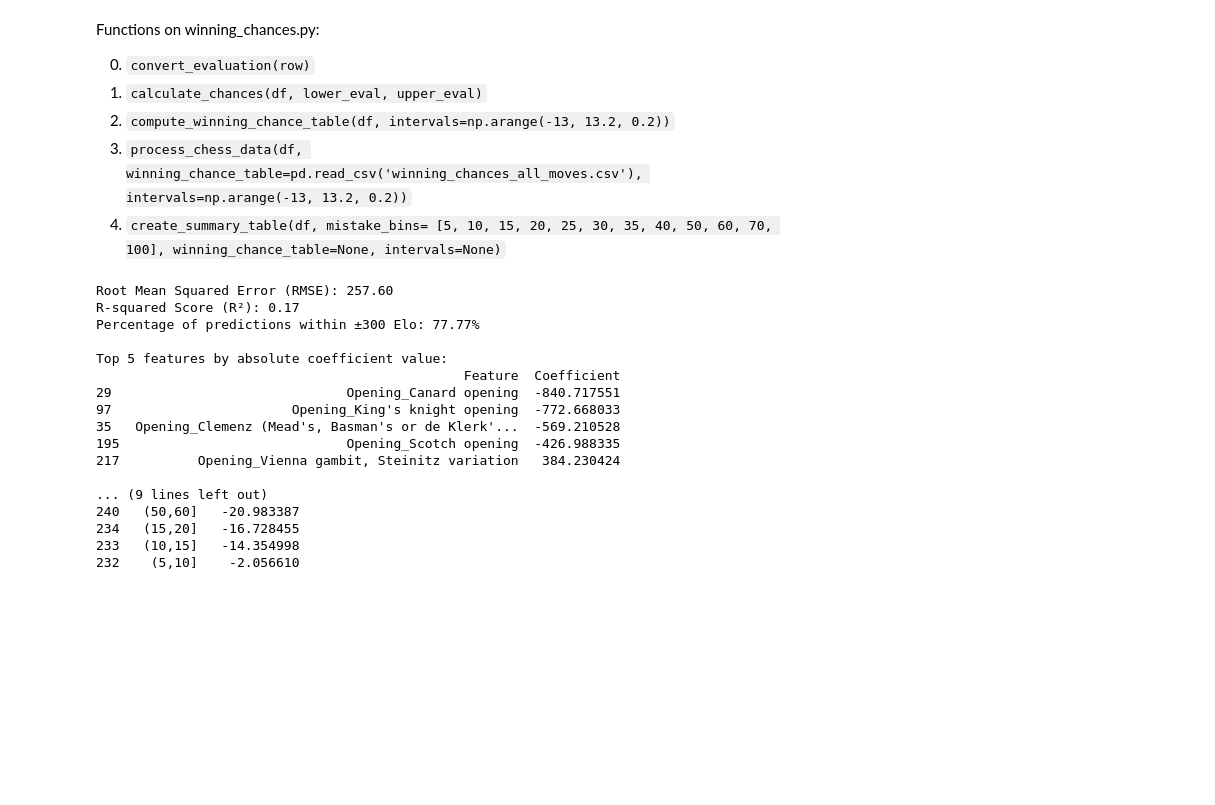
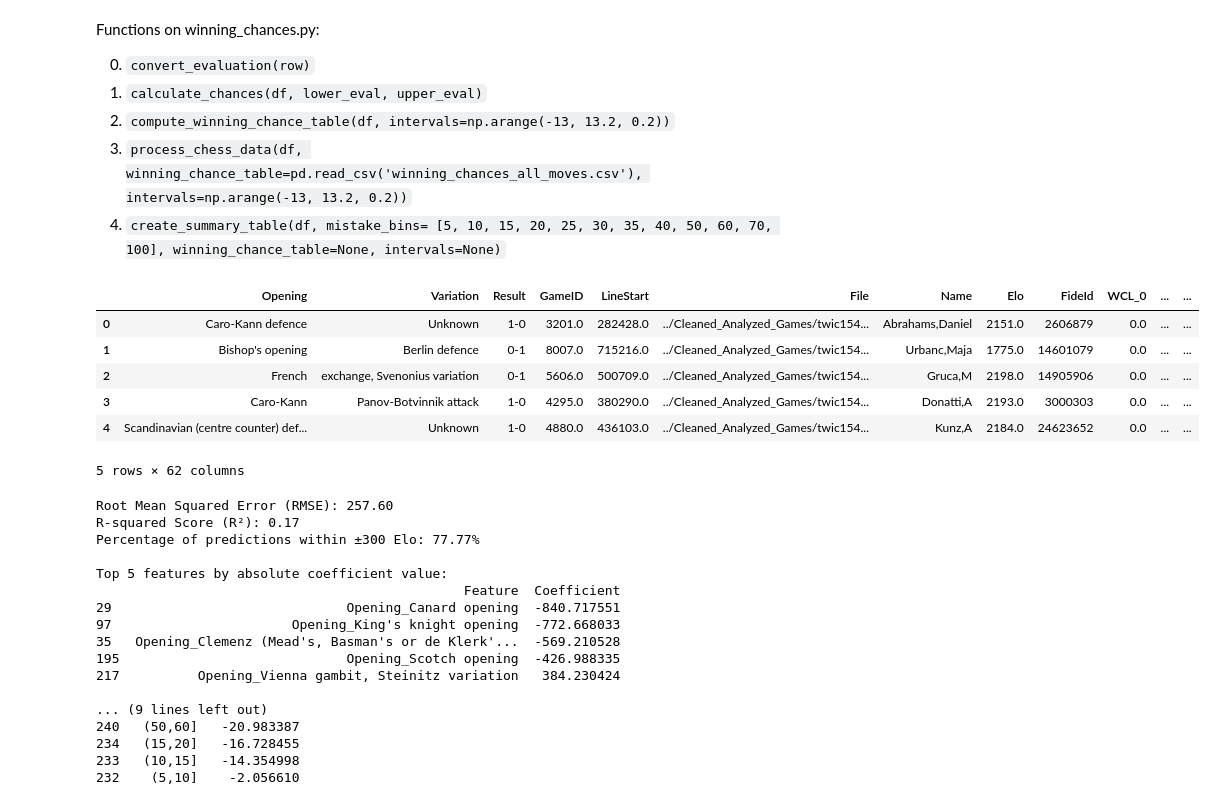
Before and after one commit to dosoe/Guess-The-Elo, a Jupyter notebook: data_analysis/Linear_Regression.ipynb, the cells around one changed output. Saved outputs shown, nothing was run; the diff lists cells and outputs as text; code cells hidden in the pictures; blank space fills up the shorter version.

```diff
--- a/data_analysis/Linear_Regression.ipynb
+++ b/data_analysis/Linear_Regression.ipynb
@@ -21,12 +21,27 @@ from sklearn.metrics import mean_squared_error, r2_score
 # %%
 mistake_bins = [5, 10, 15, 20, 25, 30, 35, 40, 50, 60, 70, 100]
 
-df=pd.read_csv("../huge_analyzed_games/combined_analyzed_games_20.csv")
-table=winning_chances.compute_winning_chance_table(df)
-summary_table=winning_chances.create_summary_table(df,mistake_bins=mistake_bins,winning_chance_table=table)
+# df=pd.read_csv("../huge_analyzed_games/combined_analyzed_games_20.csv")
+# table=winning_chances_util.compute_winning_chance_table(df)
+# summary_table=winning_chances_util.create_summary_table(df,mistake_bins=mistake_bins,winning_chance_table=table)
+# df=pd.read("../Cleaned_Analyzed_Games/twic920_15_processed.csv")
+
+df=pd.read_csv("../Cleaned_Analyzed_Games/wcl_and_mistakes_train_35-40_by_player.csv")
+df[df.where('File'=="../Cleaned_Analyzed_Games/twic920_15_processed.csv")]
+df.head()
+
+# list(df)
 
 #table=pd.read_csv("winning_chances_all_moves.csv")
 #summary_table=pd.read_csv("../huge_analyzed_games/big_summary_table.csv")
+# %% [output]
+|  | Opening | Variation | Result | GameID | LineStart | File | Name | Elo | FideId | WCL_0 | ... | ... |
+| 0 | Caro-Kann defence | Unknown | 1-0 | 3201.0 | 282428.0 | ../Cleaned_Analyzed_Games/twic154... | Abrahams,Daniel | 2151.0 | 2606879 | 0.0 | ... | ... |
+| 1 | Bishop's opening | Berlin defence | 0-1 | 8007.0 | 715216.0 | ../Cleaned_Analyzed_Games/twic154... | Urbanc,Maja | 1775.0 | 14601079 | 0.0 | ... | ... |
+| 2 | French | exchange, Svenonius variation | 0-1 | 5606.0 | 500709.0 | ../Cleaned_Analyzed_Games/twic154... | Gruca,M | 2198.0 | 14905906 | 0.0 | ... | ... |
+| 3 | Caro-Kann | Panov-Botvinnik attack | 1-0 | 4295.0 | 380290.0 | ../Cleaned_Analyzed_Games/twic154... | Donatti,A | 2193.0 | 3000303 | 0.0 | ... | ... |
+| 4 | Scandinavian (centre counter) def... | Unknown | 1-0 | 4880.0 | 436103.0 | ../Cleaned_Analyzed_Games/twic154... | Kunz,A | 2184.0 | 24623652 | 0.0 | ... | ... |
+5 rows × 62 columns
 # %%
 new_summary_table = summary_table[summary_table['Player'] == 'White'].copy()
 #new_summary_table=summary_table.copy()
```
Also changed, not shown: parts of 1 cell of this notebook, 4 other files.
